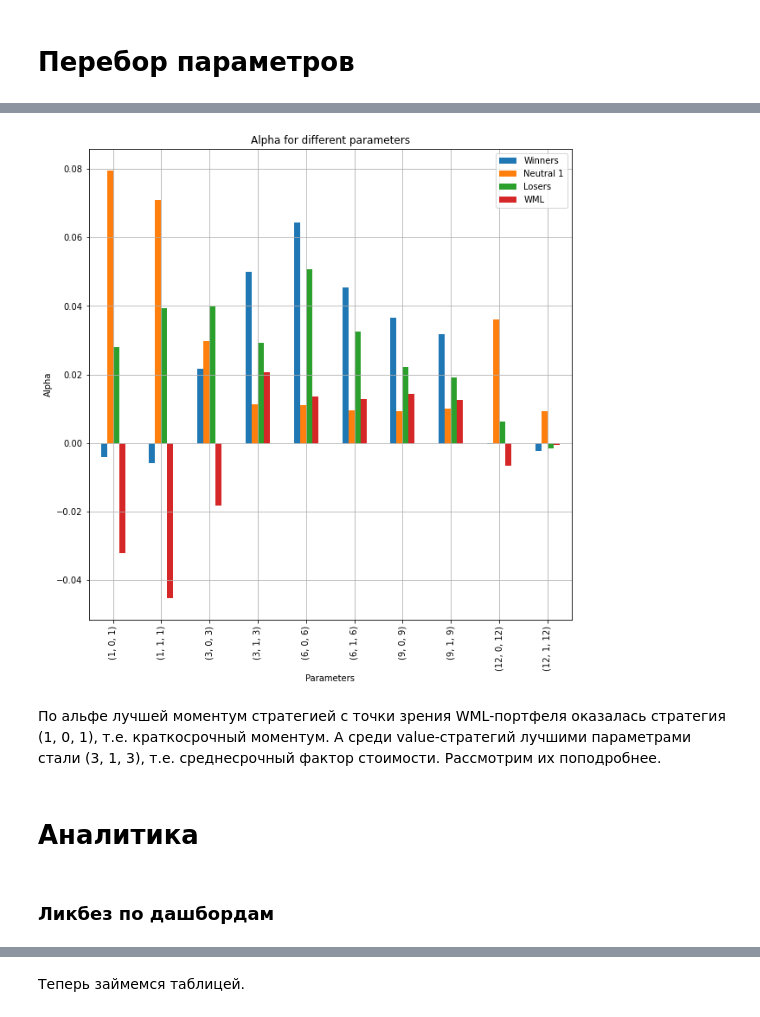
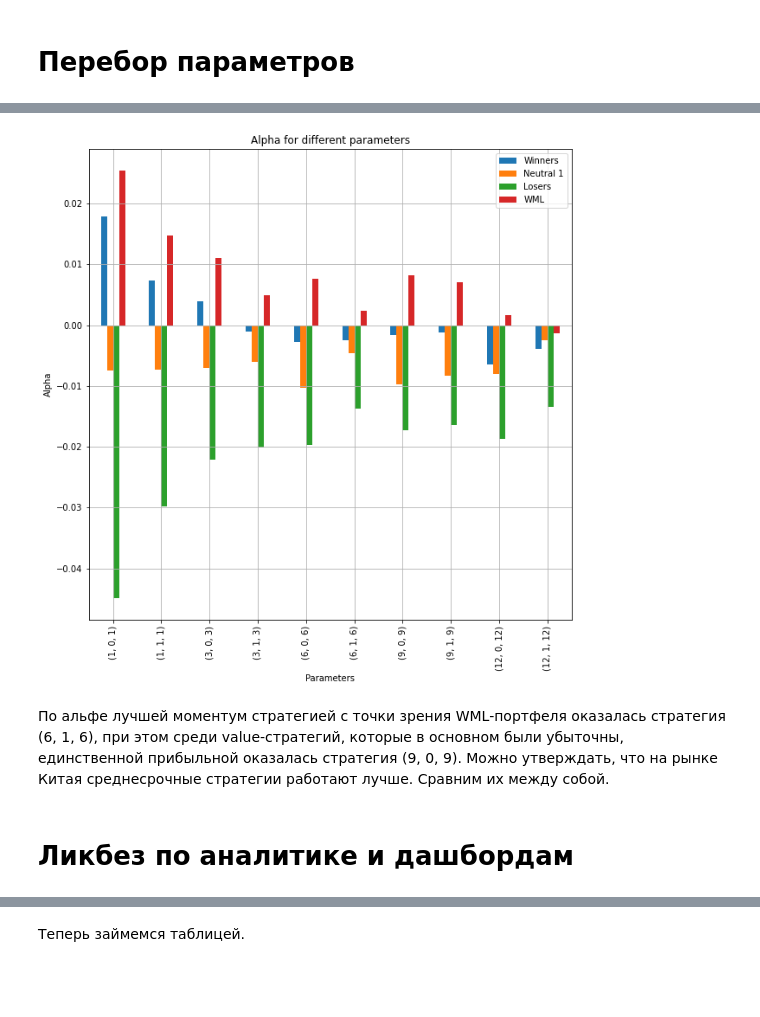
Before and after one commit to atomtosov/pqr, a Jupyter notebook: examples/china_momentum_value.ipynb, the cells around one changed output, grey strips where cells are left out. Drawn from its saved outputs; the diff is of its cells as text; code cells hidden in the pictures; blank space fills up the shorter version.

```diff
--- a/examples/china_momentum_value.ipynb
+++ b/examples/china_momentum_value.ipynb
@@ -7,19 +9,12 @@ import pqr
 # %%
-prices = pd.read_csv("./factors/china/close_price.csv", index_col=0, parse_dates=True)
-volume = pd.read_csv("./factors/china/trading_volume.csv", index_col=0, parse_dates=True)
-pe = pd.read_csv("./factors/china/pe.csv", index_col=0, parse_dates=True)
+prices = pd.read_csv("./factors/china/close_price.csv", index_col=0, parse_dates=True)["2000":]
+pe = pd.read_csv("./factors/china/pe.csv", index_col=0, parse_dates=True)["2000":]
 
-prices, volume, pe = pqr.utils.replace_with_nan(prices, volume, pe, to_replace=0)
-
-# первые наблюдения (с 1973 по ~1991) состоят просто из нанов, удаляем их
-for df in prices, volume, pe:
-    df.dropna(axis=0, how="all", inplace=True)
+prices, pe = pqr.utils.replace_with_nan(prices, pe, to_replace=0)
+prices, pe = pqr.utils.align(prices, pe)
 # %% [markdown]
 # Формируем бенчмарк
 # %%
-universe = pqr.Universe(prices)
-universe.filter(volume >= 1_000_000)
-
-benchmark = pqr.Benchmark.from_universe(universe)
+benchmark = pqr.universe_as_benchmark(prices)
 # %% [markdown]
 # Перебор параметров
@@ -82,36 +61,43 @@ plt.grid();
 # %%
-param_grid_value = {
-    "(1, 0, 1)": mean_factor_preprocessor_factory(1, 0, 1),
-    "(1, 1, 1)": mean_factor_preprocessor_factory(1, 1, 1),
-    "(3, 0, 3)": mean_factor_preprocessor_factory(3, 0, 3),
-    "(3, 1, 3)": mean_factor_preprocessor_factory(3, 1, 3),
-    "(6, 0, 6)": mean_factor_preprocessor_factory(6, 0, 6),
-    "(6, 1, 6)": mean_factor_preprocessor_factory(6, 1, 6),
-    "(9, 0, 9)": mean_factor_preprocessor_factory(9, 0, 9),
-    "(9, 1, 9)": mean_factor_preprocessor_factory(9, 1, 9),
-    "(12, 0, 12)": mean_factor_preprocessor_factory(12, 0, 12),
-    "(12, 1, 12)": mean_factor_preprocessor_factory(12, 1, 12),
+def mean_transform_factory(looking, lag, holding):
+    return pqr.utils.compose(
+        pqr.utils.partial(pqr.look_back_mean, period=looking),
+        pqr.utils.partial(pqr.lag, period=lag),
+        pqr.utils.partial(pqr.hold, period=holding),
+    )
+
+
+transforms_grid_value = {
+    "(1, 0, 1)": mean_transform_factory(1, 0, 1),
+    "(1, 1, 1)": mean_transform_factory(1, 1, 1),
+    "(3, 0, 3)": mean_transform_factory(3, 0, 3),
+    "(3, 1, 3)": mean_transform_factory(3, 1, 3),
+    "(6, 0, 6)": mean_transform_factory(6, 0, 6),
+    "(6, 1, 6)": mean_transform_factory(6, 1, 6),
+    "(9, 0, 9)": mean_transform_factory(9, 0, 9),
+    "(9, 1, 9)": mean_transform_factory(9, 1, 9),
+    "(12, 0, 12)": mean_transform_factory(12, 0, 12),
+    "(12, 1, 12)": mean_transform_factory(12, 1, 12),
 }
 
-value_raw = pqr.Factor(pe, better="more")
-
-gs_value = pqr.fm.GridSearch(
-    factor_preprocessors=param_grid_value,
-    factor_model=fm
-)
-
-gs_value(
-    factor=value_raw,
-    universe=universe,
-    target=pqr.metrics.Alpha(benchmark)
+results = pqr.grid_search_factor_portfolios(
+    prices=prices,
+    strategies=pqr.split_quantiles(3),
+    factor=pe,
+    transforms=transforms_grid_value,
+    metric=pqr.utils.partial(
+        pqr.metrics.alpha,
+        benchmark=benchmark,
+    ),
+    add_wml=True,
 ).plot.bar(figsize=(10, 10))
 
 plt.title("Alpha for different parameters")
 plt.xlabel("Parameters")
 plt.ylabel("Alpha")
 plt.grid();
 # %% [output]
-[figure, old version]
+[figure, new version]
 # %% [markdown]
-По альфе лучшей моментум стратегией с точки зрения WML-портфеля оказалась стратегия (1, 0, 1), т.е. краткосрочный моментум. А среди value-стратегий лучшими параметрами стали (3, 1, 3), т.е. среднесрочный фактор стоимости. Рассмотрим их поподробнее.
+По альфе лучшей моментум стратегией с точки зрения WML-портфеля оказалась стратегия (6, 1, 6), при этом среди value-стратегий, которые в основном были убыточны, единственной прибыльной оказалась стратегия (9, 0, 9). Можно утверждать, что на рынке Китая среднесрочные стратегии работают лучше. Сравним их между собой.
 # %%
@@ -131,5 +119,3 @@ portfolios_value = fm(best_value, universe)
-# %% [markdown]
-# Аналитика
 # %% [markdown]
-### Ликбез по дашбордам
+# Ликбез по аналитике и дашбордам
 # %% [markdown]
```
Also changed, not shown: parts of 15 cells of this notebook, 12 other files.
